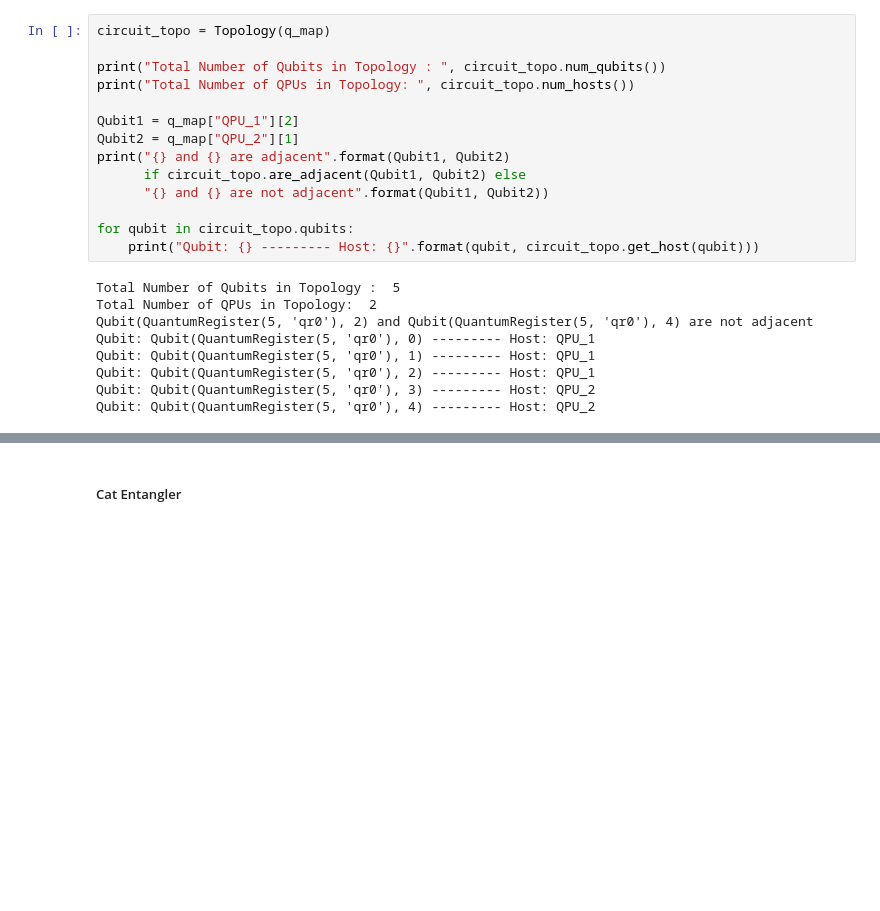
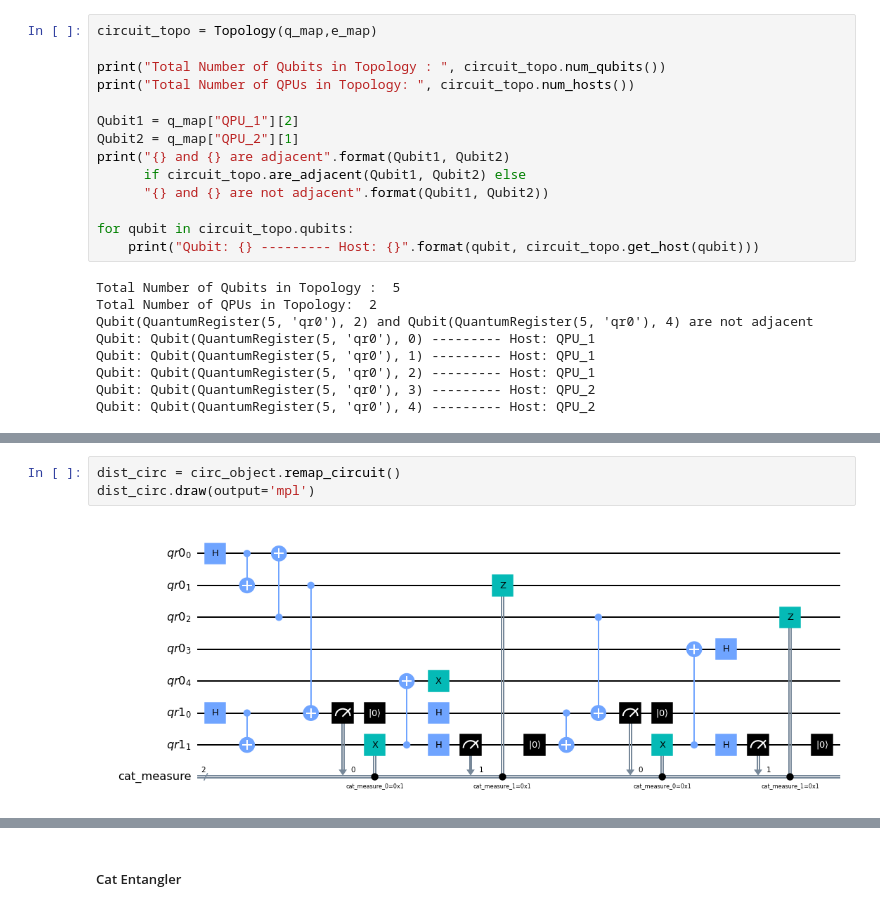
Before and after one commit to Interlin-q/diskit, a Jupyter notebook: distributed_qiskit/LayerByLayer.ipynb, the cells around one changed output, grey strips where cells are left out. Cells and saved outputs as stored; diff of their text form; blank space fills up the shorter version.

```diff
--- a/distributed_qiskit/LayerByLayer.ipynb
+++ b/distributed_qiskit/LayerByLayer.ipynb
@@ -166,7 +172,7 @@ q_map
 # %% [markdown]
 ###### Test for topology class methods
 # %%
-circuit_topo = Topology(q_map)
+circuit_topo = Topology(q_map,e_map)
 
 print("Total Number of Qubits in Topology : ", circuit_topo.num_qubits())
 print("Total Number of QPUs in Topology: ", circuit_topo.num_hosts())
@@ -233,0 +223,5 @@ a_layer.non_local_operations()
+# %%
+dist_circ = circ_object.remap_circuit()
+dist_circ.draw(output='mpl')
+# %% [output]
+[figure, added]
```
Also changed, not shown: parts of 16 cells of this notebook, 4 other files.
